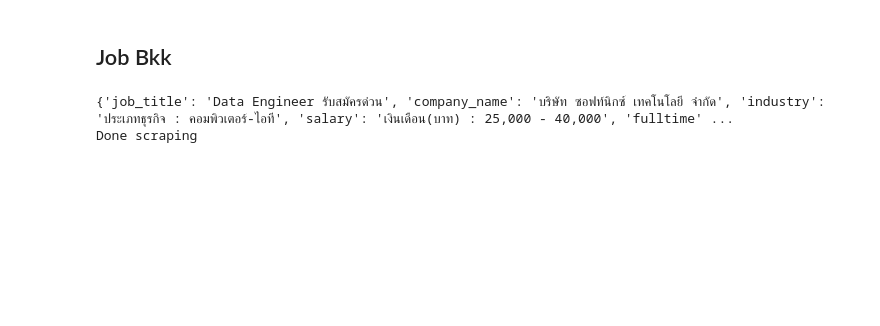
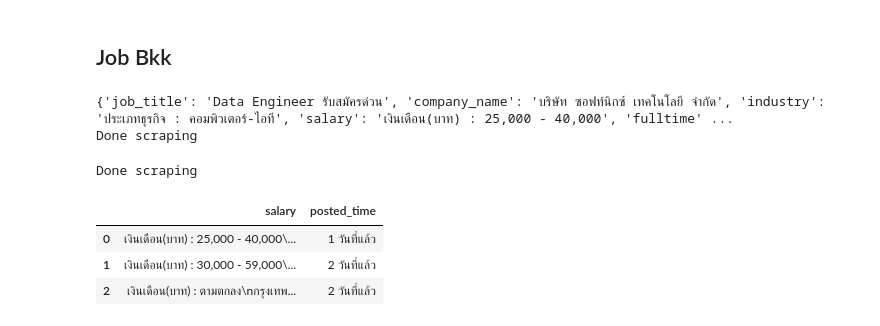
Before and after one commit to Kittisak-M/Data, a Jupyter notebook: website_scracping_script.ipynb, the cells around one changed output. Cells and saved outputs as stored; diff of their text form; code cells hidden in the pictures; blank space fills up the shorter version.

```diff
--- a/website_scracping_script.ipynb
+++ b/website_scracping_script.ipynb
@@ -363,5 +400,58 @@ finally:
 # %% [output]
 {'job_title': 'Data Engineer รับสมัครด่วน', 'company_name': 'บริษัท ซอฟท์นิกซ์ เทคโนโลยี จำกัด', 'industry': 'ประเภทธุรกิจ : คอมพิวเตอร์-ไอที', 'salary': 'เงินเดือน(บาท) : 25,000 - 40,000', 'fulltime' ...
 Done scraping
+# %%
+# Scrape mainpage
+from selenium import webdriver
+from selenium.webdriver.common.by import By
+from selenium.webdriver.support.ui import WebDriverWait
+from selenium.webdriver.support import expected_conditions as EC
+from bs4 import BeautifulSoup
+import time
+
+driver_jobbkk = webdriver.Chrome()
+wait = WebDriverWait(driver_jobbkk, 10)  # Adjust the timeout as needed
+
+try:
+    # Open the main URL
+    driver_jobbkk.get("https://www.jobbkk.com/jobs/lists/1/%E0%B8%AB%E0%B8%B2%E0%B8%87%E0%B8%B2%E0%B8%99,data,%E0%B8%97%E0%B8%B8%E0%B8%81%E0%B8%88%E0%B8%B1%E0%B8%87%E0%B8%AB%E0%B8%A7%E0%B8%B1%E0%B8%94,%E0%B8%97%E0%B8%B1%E0%B8%87%E0%B8%AB%E0%B8%A1%E0%B8%94.html?keyword_type=3&member_user_id=1")
+
+    # Get the page source
+    page_source = driver_jobbkk.page_source
+    soup_bkk = BeautifulSoup(page_source, 'html.parser')
+
+    # Scrape multiple elements from the main page
+    try:
+        # Example of scraping multiple elements
+        posted_times = soup_bkk.find_all('a', class_='hover-work')
+        salaries = soup_bkk.find_all('div', class_='col-md-12 col-sm-12 col-xs-12 list-company-salary')
+
+        # Extract text for each found element
+        posted_times_text = [pt.text.strip() for pt in posted_times]
+        salaries_text = [s.text.strip() for s in salaries]
+
+        # Dataframe
+        first_page_data = pd.DataFrame({
+                'salary': salaries_text,
+                'posted_time': posted_times_text[1::3],
+                            })
+
+    except Exception as e:
+        print(f"Error scraping data: {e}")
+
+finally:
+    print('Done scraping')
+    driver_jobbkk.quit()
+# %% [output]
+Done scraping
 # %%
-jobbkk_info
+first_page_data = pd.DataFrame({
+                'salary': salaries_text,
+                'posted_time': posted_times_text[1::3],
+                            })
+first_page_data.head(3)
+# %% [output]
+|  | salary | posted_time |
+| 0 | เงินเดือน(บาท) : 25,000 - 40,000\... | 1 วันที่แล้ว |
+| 1 | เงินเดือน(บาท) : 30,000 - 59,000\... | 2 วันที่แล้ว |
+| 2 | เงินเดือน(บาท) : ตามตกลง\nกรุงเทพ... | 2 วันที่แล้ว |
```
Also changed, not shown: parts of 17 cells of this notebook.
